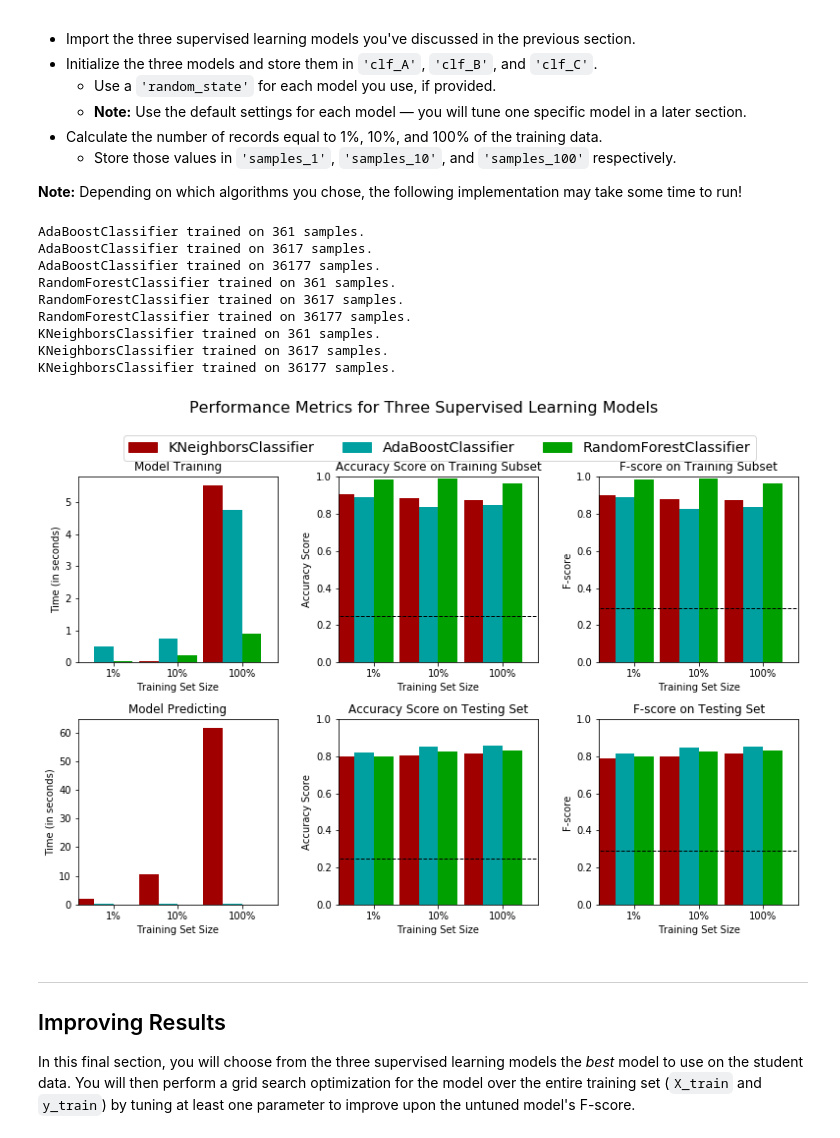
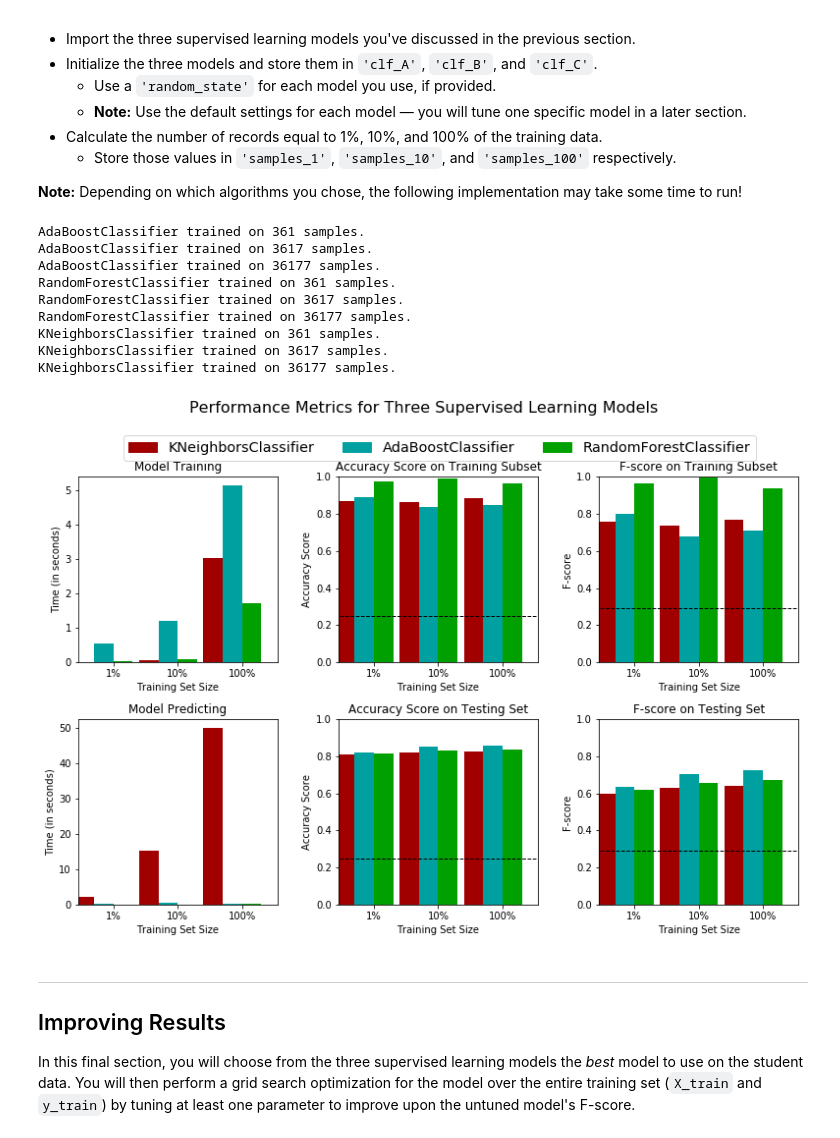
Before and after one commit to akhi2908/finding_donors, a Jupyter notebook: finding_donors.ipynb, the cells around one changed output. Drawn from its saved outputs; the diff is of its cells as text; code cells hidden in the pictures.

```diff
--- a/finding_donors.ipynb
+++ b/finding_donors.ipynb
@@ -198,15 +198,18 @@ features_final = pd.get_dummies(features_log_minmax_transform, prefix = non_num)
 #display(features_final.head(n=10))
 
 # TODO: Encode the 'income_raw' data to numerical values
-income = pd.get_dummies(income_raw,prefix = 'income',prefix_sep='')
+#income = pd.get_dummies(income_raw,prefix = 'income',prefix_sep='')
+income = pd.get_dummies(income_raw)['>50K']
 #display(income.head(n=10))
 
 # Print the number of features after one-hot encoding
 encoded = list(features_final.columns)
+#encoded1 = list(income.columns)
 print "{} total features after one-hot encoding.".format(len(encoded))
 
 # Uncomment the following line to see the encoded feature names
 print encoded
+#print encoded1
 # %% [output]
 103 total features after one-hot encoding.
 ['age', 'education-num', 'capital-gain', 'capital-loss', 'hours-per-week', 'workclass_ Federal-gov', 'workclass_ Local-gov', 'workclass_ Private', 'workclass_ Self-emp-inc', 'workclass_ Self-emp-not-i ...
@@ -282,7 +285,7 @@ FN = 0 # No predicted negatives in the naive case
 '''
 from __future__ import division
 
-TP = np.sum(income['income>50K'])
+TP = np.sum(income)
 FP = income.shape[0] - TP
 FN = 0
 TN = 0
@@ -476,11 +488,11 @@ def train_predict(learner, sample_size, X_train, y_train, X_test, y_test):
     # TODO: Compute accuracy on test set using accuracy_score()
     results['acc_test'] = accuracy_score(y_test, predictions_test)
 
-    # TODO: Compute F-score on the the first 300 training samples using fbeta_score()
-    results['f_train'] = fbeta_score(y_train[:300], predictions_train, average='weighted', beta=0.5)
+    # TODO: Compute F-score on the the first 300 training samples using fbeta_score()  - binary because its a binary classification problem
+    results['f_train'] = fbeta_score(y_train[:300], predictions_train, average='binary', beta=0.5)
 
-    # TODO: Compute F-score on the test set which is y_test
-    results['f_test'] = fbeta_score(y_test, predictions_test, average='weighted', beta=0.5)
+    # TODO: Compute F-score on the test set which is y_test - binary because its a binary classification problem
+    results['f_test'] = fbeta_score(y_test, predictions_test, average='binary', beta=0.5)
 
     # Success
     print "{} trained on {} samples.".format(learner.__class__.__name__, sample_size)
@@ -512,37 +524,37 @@ from sklearn.ensemble import RandomForestClassifier
 # TODO: Initialize the three models
 clf_A = AdaBoostClassifier(random_state = 10)
 clf_B = RandomForestClassifier(n_estimators=10, max_depth=None,min_samples_split=2, random_state=10)
-clf_C = KNeighborsClassifier(n_neighbors=3)
+clf_C = KNeighborsClassifier()
 
 # TODO: Calculate the number of samples for 1%, 10%, and 100% of the training data
 # HINT: samples_100 is the entire training set i.e. len(y_train)
 # HINT: samples_10 is 10% of samples_100
 # HINT: samples_1 is 1% of samples_100
 samples_100 = len(y_train)
 samples_10 = len(y_train)//10
 samples_1 = len(y_train)//100
 
 # Collect results on the learners
 results = {}
 for clf in [clf_A, clf_B, clf_C]:
     clf_name = clf.__class__.__name__
     results[clf_name] = {}
     for i, samples in enumerate([samples_1, samples_10, samples_100]):
-        results[clf_name][i] = train_predict(clf, samples, X_train, y_train['income<=50K'], X_test, y_test['income<=50K'])
+        results[clf_name][i] = train_predict(clf, samples, X_train, y_train, X_test, y_test)
 
 # Run metrics visualization for the three supervised learning models chosen
 vs.evaluate(results, accuracy, fscore)
 # %% [output]
 AdaBoostClassifier trained on 361 samples.
 AdaBoostClassifier trained on 3617 samples.
 AdaBoostClassifier trained on 36177 samples.
 RandomForestClassifier trained on 361 samples.
 RandomForestClassifier trained on 3617 samples.
 RandomForestClassifier trained on 36177 samples.
 KNeighborsClassifier trained on 361 samples.
 KNeighborsClassifier trained on 3617 samples.
 KNeighborsClassifier trained on 36177 samples.
-[figure, old version]
+[figure, new version]
 # %% [markdown]
 ----
 ## Improving Results
```
Also changed, not shown: parts of 9 cells of this notebook.
